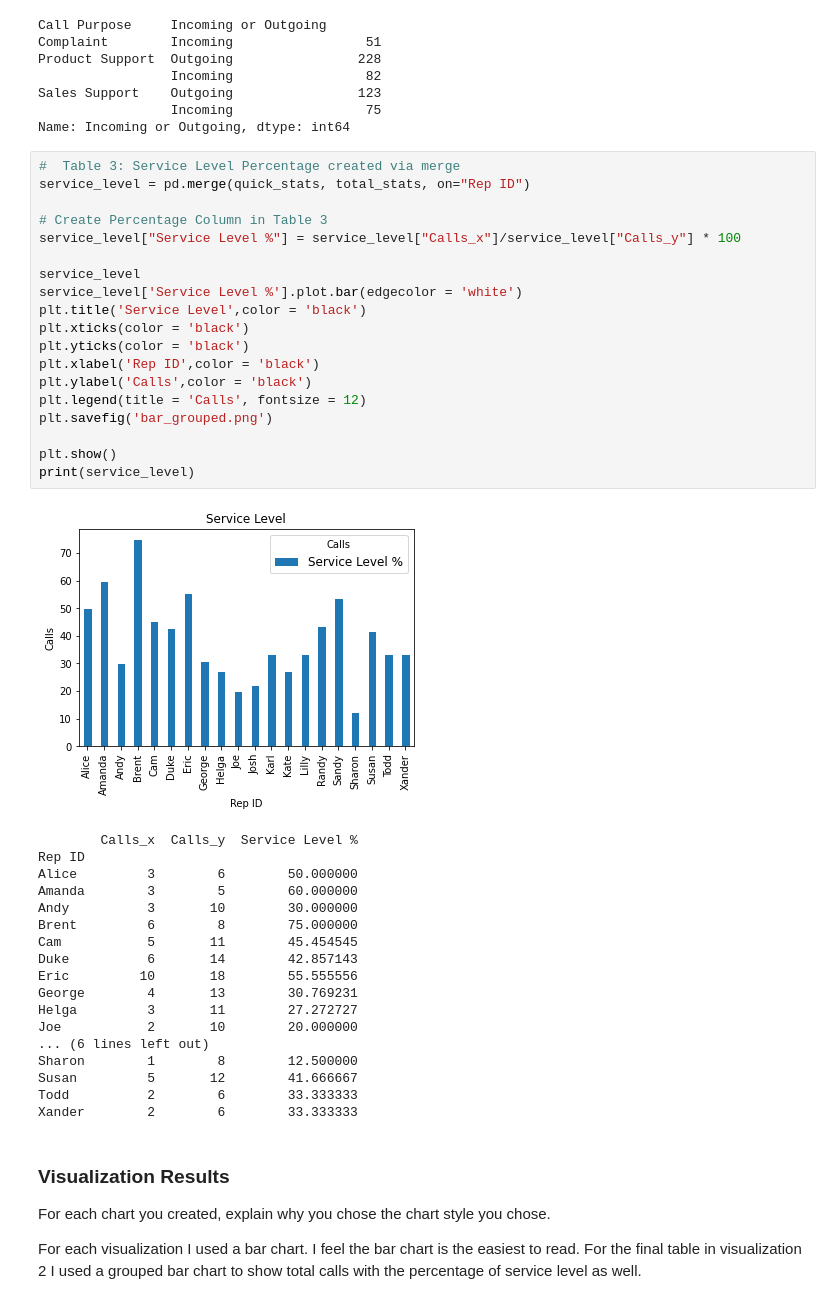
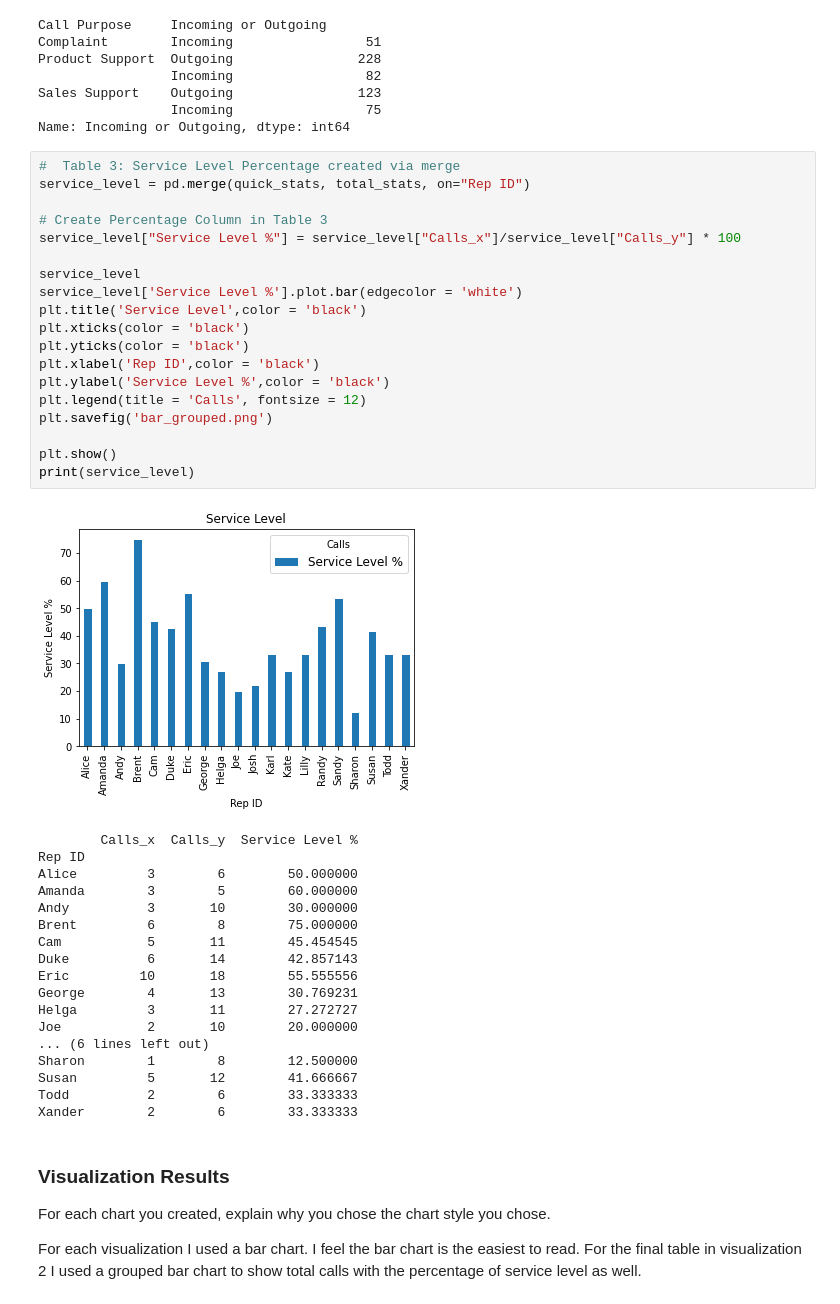
Before and after one commit to toribuzz/call-center-cleanup-assignment, a Jupyter notebook: Call Center Cleanup.ipynb, the cells around one changed output. Cells and saved outputs as stored; diff of their text form.

```diff
--- a/Call Center Cleanup.ipynb
+++ b/Call Center Cleanup.ipynb
@@ -524,44 +524,44 @@ Product Support  Outgoing                228
 Sales Support    Outgoing                123
                  Incoming                 75
 Name: Incoming or Outgoing, dtype: int64
-# %%
-#  Table 3: Service Level Percentage created via merge
-service_level = pd.merge(quick_stats, total_stats, on="Rep ID")
-
-# Create Percentage Column in Table 3
-service_level["Service Level %"] = service_level["Calls_x"]/service_level["Calls_y"] * 100
-
-service_level
-service_level['Service Level %'].plot.bar(edgecolor = 'white')
-plt.title('Service Level',color = 'black')
-plt.xticks(color = 'black')
-plt.yticks(color = 'black')
-plt.xlabel('Rep ID',color = 'black')
-plt.ylabel('Calls',color = 'black')
-plt.legend(title = 'Calls', fontsize = 12)
-plt.savefig('bar_grouped.png')
-
-plt.show()
-print(service_level)
-# %% [output]
-[figure, removed]
-        Calls_x  Calls_y  Service Level %
-Rep ID
-Alice         3        6        50.000000
-Amanda        3        5        60.000000
-Andy          3       10        30.000000
-Brent         6        8        75.000000
-Cam           5       11        45.454545
-Duke          6       14        42.857143
-Eric         10       18        55.555556
-George        4       13        30.769231
-Helga         3       11        27.272727
-Joe           2       10        20.000000
-... (6 lines left out)
-Sharon        1        8        12.500000
-Susan         5       12        41.666667
-Todd          2        6        33.333333
-Xander        2        6        33.333333
+# %%
+#  Table 3: Service Level Percentage created via merge
+service_level = pd.merge(quick_stats, total_stats, on="Rep ID")
+
+# Create Percentage Column in Table 3
+service_level["Service Level %"] = service_level["Calls_x"]/service_level["Calls_y"] * 100
+
+service_level
+service_level['Service Level %'].plot.bar(edgecolor = 'white')
+plt.title('Service Level',color = 'black')
+plt.xticks(color = 'black')
+plt.yticks(color = 'black')
+plt.xlabel('Rep ID',color = 'black')
+plt.ylabel('Service Level %',color = 'black')
+plt.legend(title = 'Calls', fontsize = 12)
+plt.savefig('bar_grouped.png')
+
+plt.show()
+print(service_level)
+# %% [output]
+[figure, added]
+        Calls_x  Calls_y  Service Level %
+Rep ID
+Alice         3        6        50.000000
+Amanda        3        5        60.000000
+Andy          3       10        30.000000
+Brent         6        8        75.000000
+Cam           5       11        45.454545
+Duke          6       14        42.857143
+Eric         10       18        55.555556
+George        4       13        30.769231
+Helga         3       11        27.272727
+Joe           2       10        20.000000
+... (6 lines left out)
+Sharon        1        8        12.500000
+Susan         5       12        41.666667
+Todd          2        6        33.333333
+Xander        2        6        33.333333
 # %% [markdown]
 ### Visualization Results
 
```
Also changed, not shown: parts of 4 cells of this notebook, 1 other file.
